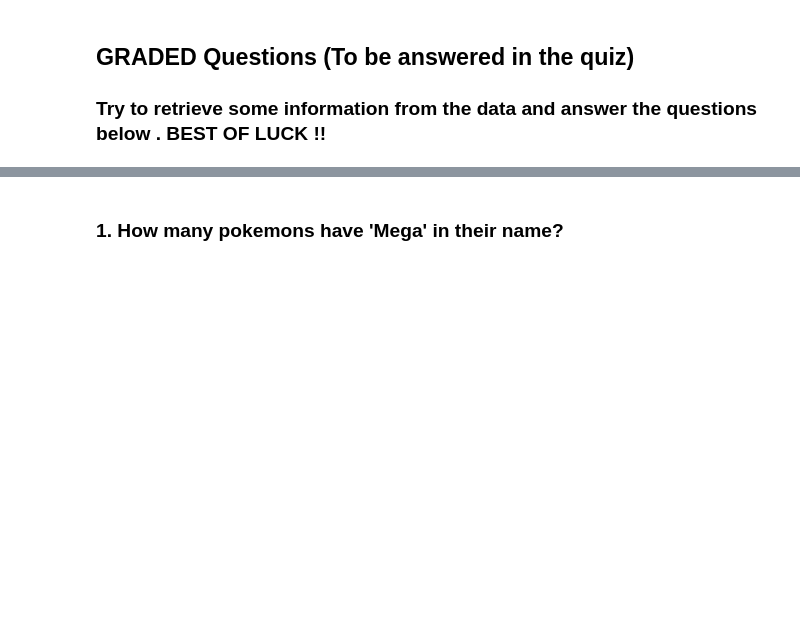
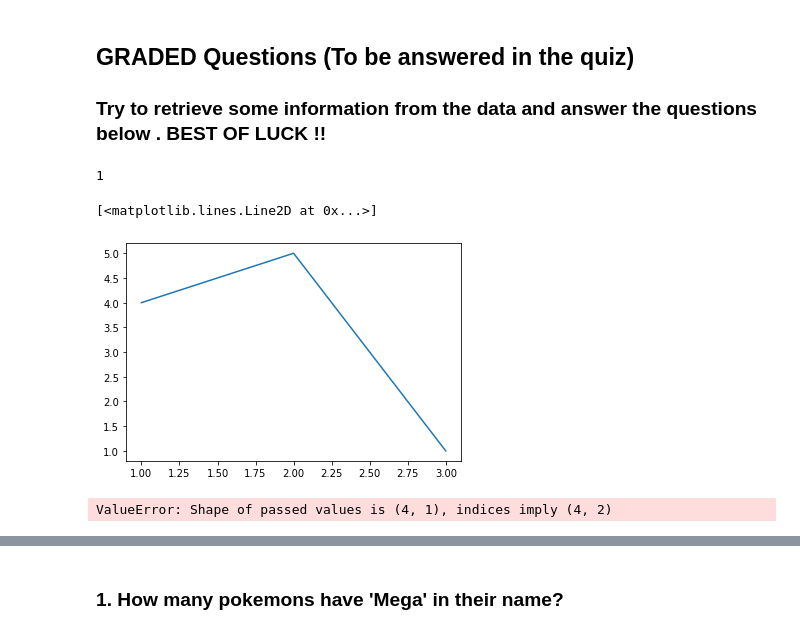
Before and after one commit to prachuryanath/SA-CAIITG, a Jupyter notebook: WEEK 1/Assignment 1.ipynb, the cells around one changed output, grey strips where cells are left out. Saved outputs shown, nothing was run; the diff lists cells and outputs as text; code cells hidden in the pictures; blank space fills up the shorter version.

```diff
--- a/WEEK 1/Assignment 1.ipynb
+++ b/WEEK 1/Assignment 1.ipynb
@@ -154,3 +154,18 @@ data[data['Type 1'].str.contains('Psychic') & data['Type 2'].str.contains('Flyin
 # %% [markdown]
 ## GRADED Questions (To be answered in the quiz)
 ### Try to retrieve some information from the data and answer the questions below . BEST OF LUCK !!
+# %%
+s = pd.Series(np.random.randn(4))
+print(s.ndim)
+# %% [output]
+1
+# %%
+import matplotlib.pyplot as plt
+plt.plot([1,2, 3],[4,5, 1])
+# %% [output]
+[<matplotlib.lines.Line2D at 0x...>]
+[figure, added]
+# %%
+df = pd.DataFrame(['ff', 'gg', 'hh', 'yy'], [24, 12, 48, 30], columns = ['Name', 'Age'])
+# %% [output]
+ValueError: Shape of passed values is (4, 1), indices imply (4, 2)
```
Also changed, not shown: parts of 12 cells of this notebook.
